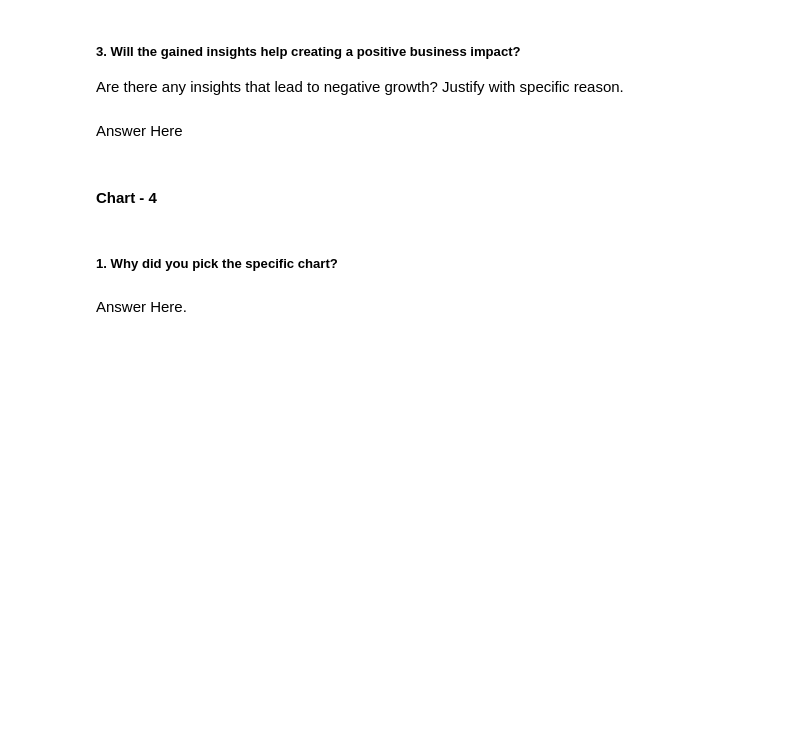
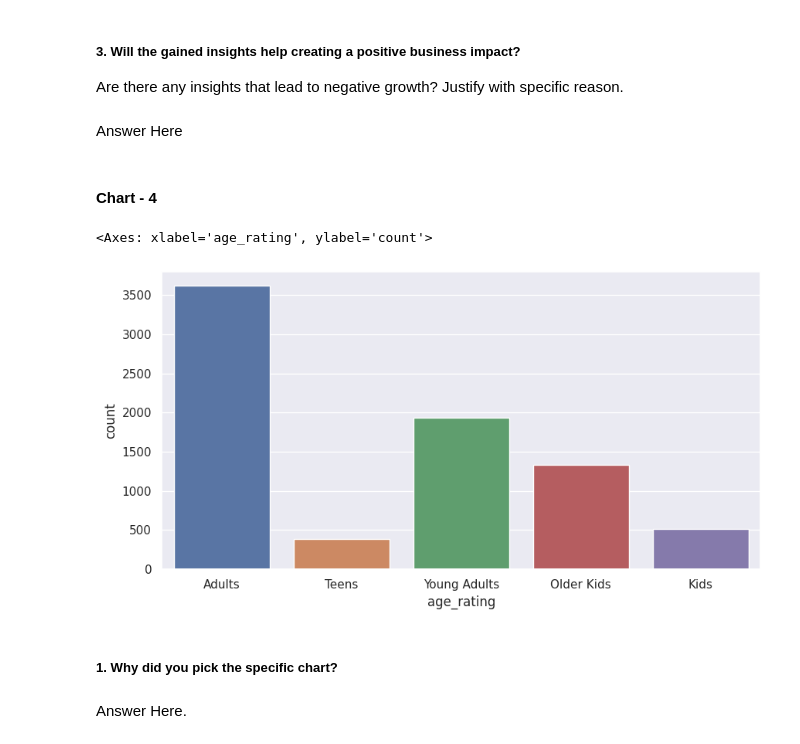
Before and after one commit to khalilkhan1111/Netflix_movies_and_tv_shows_clustering, a Jupyter notebook: Netflix_Movies_and_TV_Shows_Clustering.ipynb, the cells around one changed output. Saved outputs shown, nothing was run; the diff lists cells and outputs as text; code cells hidden in the pictures; blank space fills up the shorter version.

```diff
--- a/Netflix_Movies_and_TV_Shows_Clustering.ipynb
+++ b/Netflix_Movies_and_TV_Shows_Clustering.ipynb
@@ -406,3 +471,11 @@ Answer Here
+# %%
+# Chart - 4 visualization code
+# Age ratings for shows in the dataset
+plt.figure(figsize=(10,5))
+sns.countplot(x='age_rating',data=df)
+# %% [output]
+<Axes: xlabel='age_rating', ylabel='count'>
+[figure, added]
 # %% [markdown]
 ##### 1. Why did you pick the specific chart?
 # %% [markdown]
```
Also changed, not shown: parts of 63 cells of this notebook.
